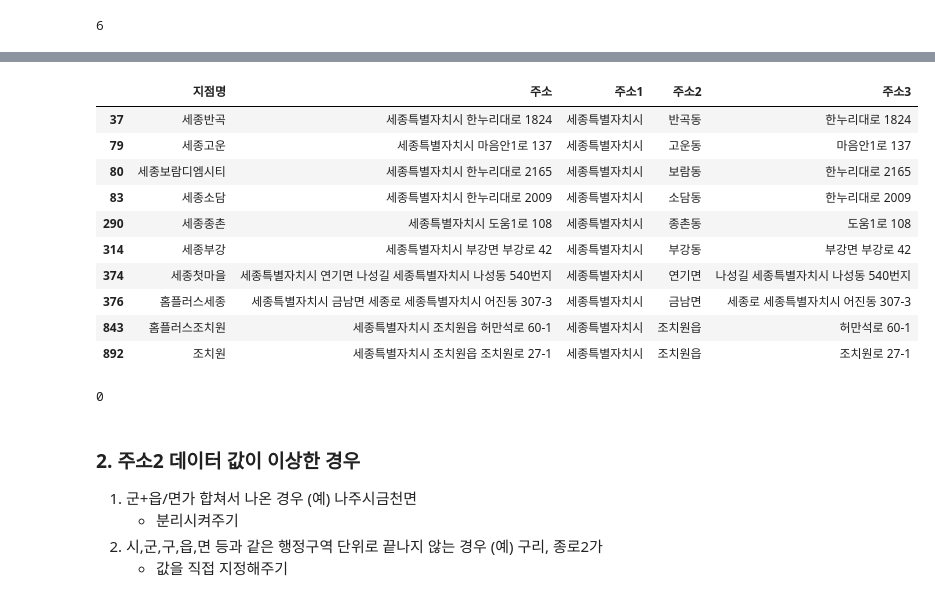
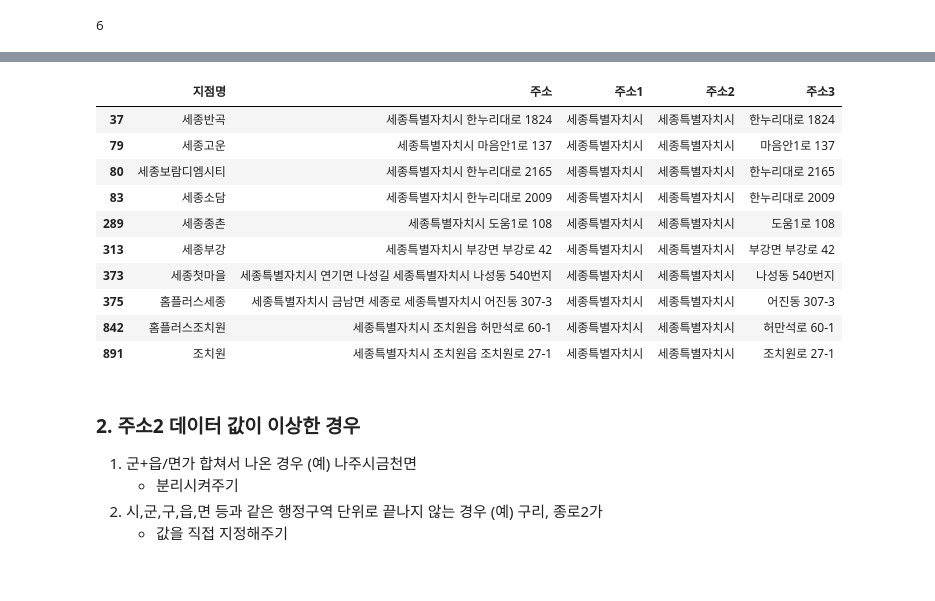
Before and after one commit to likelion-aischool-10-teamproject/burger-index, a Jupyter notebook: 1. web_crawling+preprocessing/Lotteria/Lotteria.ipynb, the cells around one changed output, grey strips where cells are left out. Cells and saved outputs as stored; diff of their text form; code cells hidden in the pictures.

```diff
--- a/1. web_crawling+preprocessing/Lotteria/Lotteria.ipynb
+++ b/1. web_crawling+preprocessing/Lotteria/Lotteria.ipynb
@@ -451,7 +462,7 @@ dat.head()
 | 4 | 김포마산 | 경기도 김포시 김포한강8로148번길 5 | 경기도 | 김포시 | 김포한강8로148번길 5 |
 # %%
 # 수집된 데이터 가져오기
-dat = pd.read_excel('./lotteria_all_store.xlsx', encoding='utf-8')
+dat = pd.read_excel('./lotteria_all_store_v2.xlsx')
 dat
 # %% [output]
 |  | 지점명 | 주소 | 주소1 | 주소2 | 주소3 |
@@ -495,0 +510,3 @@ dat[dat["주소2"].isna()]
+# %%
+dat.loc[dat["주소1"] == '세종특별자치시', '주소2'] = '세종특별자치시'
+dat[dat["주소1"] == "세종특별자치시"]
@@ -496,23 +525,19 @@ dat[dat["주소2"].isna()]
 # %%
-dat.loc[dat["주소2"].isna(), '주소2'] = dat["지점명"].str[2:] + '동'
-dat.loc[dat["지점명"] == '세종보람디엠시티', '주소2'] = '보람동' # 세종보람디엠시티 직접 지정
-dat.loc[dat["주소1"] == '세종특별자치시']
+dat.loc[dat["지점명"] == '세종첫마을', '주소3'] = '나성동 540번지'
+dat.loc[dat["지점명"] == '홈플러스세종', '주소3'] = '어진동 307-3'
+dat[dat["주소1"] == "세종특별자치시"]
 # %% [output]
 |  | 지점명 | 주소 | 주소1 | 주소2 | 주소3 |
-| 37 | 세종반곡 | 세종특별자치시 한누리대로 1824 | 세종특별자치시 | 반곡동 | 한누리대로 1824 |
-| 79 | 세종고운 | 세종특별자치시 마음안1로 137 | 세종특별자치시 | 고운동 | 마음안1로 137 |
-| 80 | 세종보람디엠시티 | 세종특별자치시 한누리대로 2165 | 세종특별자치시 | 보람동 | 한누리대로 2165 |
-| 83 | 세종소담 | 세종특별자치시 한누리대로 2009 | 세종특별자치시 | 소담동 | 한누리대로 2009 |
-| 290 | 세종종촌 | 세종특별자치시 도움1로 108 | 세종특별자치시 | 종촌동 | 도움1로 108 |
-| 314 | 세종부강 | 세종특별자치시 부강면 부강로 42 | 세종특별자치시 | 부강동 | 부강면 부강로 42 |
-| 374 | 세종첫마을 | 세종특별자치시 연기면 나성길 세종특별자치시 나성동 540번지 | 세종특별자치시 | 연기면 | 나성길 세종특별자치시 나성동 540번지 |
-| 376 | 홈플러스세종 | 세종특별자치시 금남면 세종로 세종특별자치시 어진동 307-3 | 세종특별자치시 | 금남면 | 세종로 세종특별자치시 어진동 307-3 |
-| 843 | 홈플러스조치원 | 세종특별자치시 조치원읍 허만석로 60-1 | 세종특별자치시 | 조치원읍 | 허만석로 60-1 |
-| 892 | 조치원 | 세종특별자치시 조치원읍 조치원로 27-1 | 세종특별자치시 | 조치원읍 | 조치원로 27-1 |
+| 37 | 세종반곡 | 세종특별자치시 한누리대로 1824 | 세종특별자치시 | 세종특별자치시 | 한누리대로 1824 |
+| 79 | 세종고운 | 세종특별자치시 마음안1로 137 | 세종특별자치시 | 세종특별자치시 | 마음안1로 137 |
+| 80 | 세종보람디엠시티 | 세종특별자치시 한누리대로 2165 | 세종특별자치시 | 세종특별자치시 | 한누리대로 2165 |
+| 83 | 세종소담 | 세종특별자치시 한누리대로 2009 | 세종특별자치시 | 세종특별자치시 | 한누리대로 2009 |
+| 289 | 세종종촌 | 세종특별자치시 도움1로 108 | 세종특별자치시 | 세종특별자치시 | 도움1로 108 |
+| 313 | 세종부강 | 세종특별자치시 부강면 부강로 42 | 세종특별자치시 | 세종특별자치시 | 부강면 부강로 42 |
+| 373 | 세종첫마을 | 세종특별자치시 연기면 나성길 세종특별자치시 나성동 540번지 | 세종특별자치시 | 세종특별자치시 | 나성동 540번지 |
+| 375 | 홈플러스세종 | 세종특별자치시 금남면 세종로 세종특별자치시 어진동 307-3 | 세종특별자치시 | 세종특별자치시 | 어진동 307-3 |
+| 842 | 홈플러스조치원 | 세종특별자치시 조치원읍 허만석로 60-1 | 세종특별자치시 | 세종특별자치시 | 허만석로 60-1 |
+| 891 | 조치원 | 세종특별자치시 조치원읍 조치원로 27-1 | 세종특별자치시 | 세종특별자치시 | 조치원로 27-1 |
-# %%
-dat["주소2"].isna().sum()
-# %% [output]
-0
 # %% [markdown]
 ### 2. 주소2 데이터 값이 이상한 경우
 1. 군+읍/면가 합쳐서 나온 경우 (예) 나주시금천면
```
Also changed, not shown: parts of 40 cells of this notebook, 7 other files.
